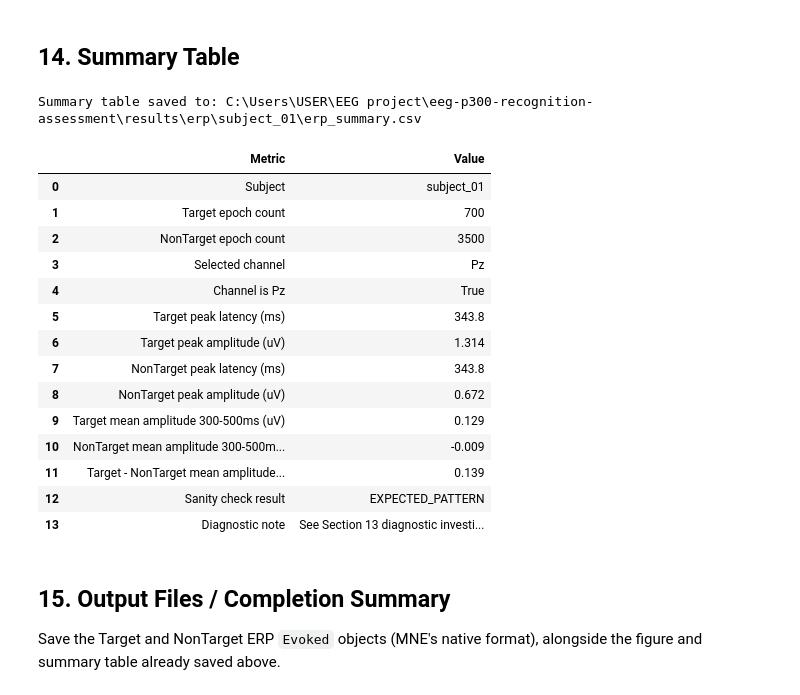
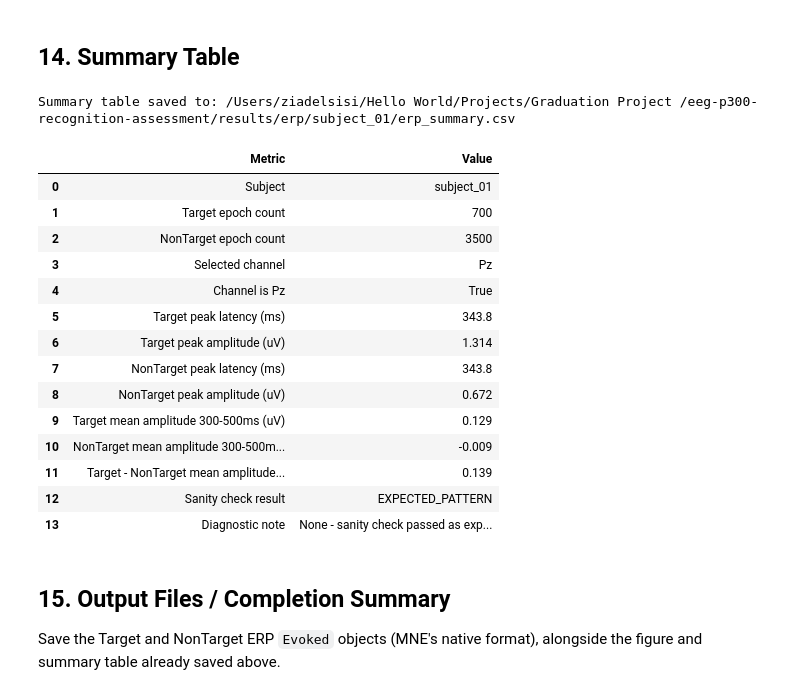
Before and after one commit to ZiadElsisi/eeg-p300-recognition-assessment, a Jupyter notebook: notebooks/erp_analysis.ipynb, the cells around one changed output. Drawn from its saved outputs; the diff is of its cells as text; code cells hidden in the pictures.

```diff
--- a/notebooks/erp_analysis.ipynb
+++ b/notebooks/erp_analysis.ipynb
@@ -284,6 +307,9 @@ selected channel, converted to microvolts (µV) for readability. It marks:
 
 so it can be used directly for project documentation / team discussion.
 # %%
+selected_channel = select_erp_channel(epochs)
+
+print(f"Selected ERP channel: {selected_channel}")
 ch_idx = target_evoked.ch_names.index(selected_channel)
 
 times_ms = target_evoked.times * 1000.0
@@ -494,7 +521,7 @@ summary_rows = {
     "Target epoch count": n_target,
     "NonTarget epoch count": n_nontarget,
     "Selected channel": selected_channel,
-    "Channel is Pz": channel_is_pz,
+    "Channel is Pz": "True"if(selected_channel=="Pz") else "False",
     "Target peak latency (ms)": round(target_peak_lat_ms, 1),
     "Target peak amplitude (uV)": round(target_peak_amp_uv, 3),
     "NonTarget peak latency (ms)": round(nontarget_peak_lat_ms, 1),
@@ -502,35 +529,35 @@ summary_rows = {
     "Target mean amplitude 300-500ms (uV)": round(target_mean_amp, 3),
     "NonTarget mean amplitude 300-500ms (uV)": round(nontarget_mean_amp, 3),
     "Target - NonTarget mean amplitude (uV)": round(target_mean_amp - nontarget_mean_amp, 3),
     "Sanity check result": sanity_check_result,
     "Diagnostic note": (
         "None - sanity check passed as expected." if sanity_check_result == "EXPECTED_PATTERN"
         else "See Section 13 diagnostic investigation above."
     ),
 }
 
 summary_df = pd.DataFrame(list(summary_rows.items()), columns=["Metric", "Value"])
 summary_df.to_csv(SUMMARY_CSV_PATH, index=False)
 
 print(f"Summary table saved to: {SUMMARY_CSV_PATH}")
 summary_df
 # %% [output]
-Summary table saved to: C:\Users\USER\EEG project\eeg-p300-recognition-assessment\results\erp\subject_01\erp_summary.csv
+Summary table saved to: /Users/ziadelsisi/Hello World/Projects/Graduation Project /eeg-p300-recognition-assessment/results/erp/subject_01/erp_summary.csv
 |  | Metric | Value |
 | 0 | Subject | subject_01 |
 | 1 | Target epoch count | 700 |
 | 2 | NonTarget epoch count | 3500 |
 | 3 | Selected channel | Pz |
 | 4 | Channel is Pz | True |
 | 5 | Target peak latency (ms) | 343.8 |
 | 6 | Target peak amplitude (uV) | 1.314 |
 | 7 | NonTarget peak latency (ms) | 343.8 |
 | 8 | NonTarget peak amplitude (uV) | 0.672 |
 | 9 | Target mean amplitude 300-500ms (uV) | 0.129 |
 | 10 | NonTarget mean amplitude 300-500m... | -0.009 |
 | 11 | Target - NonTarget mean amplitude... | 0.139 |
 | 12 | Sanity check result | EXPECTED_PATTERN |
-| 13 | Diagnostic note | See Section 13 diagnostic investi... |
+| 13 | Diagnostic note | None - sanity check passed as exp... |
 # %% [markdown]
 ## 15. Output Files / Completion Summary
 
```
Also changed, not shown: parts of 3 cells of this notebook, 2 other files.
